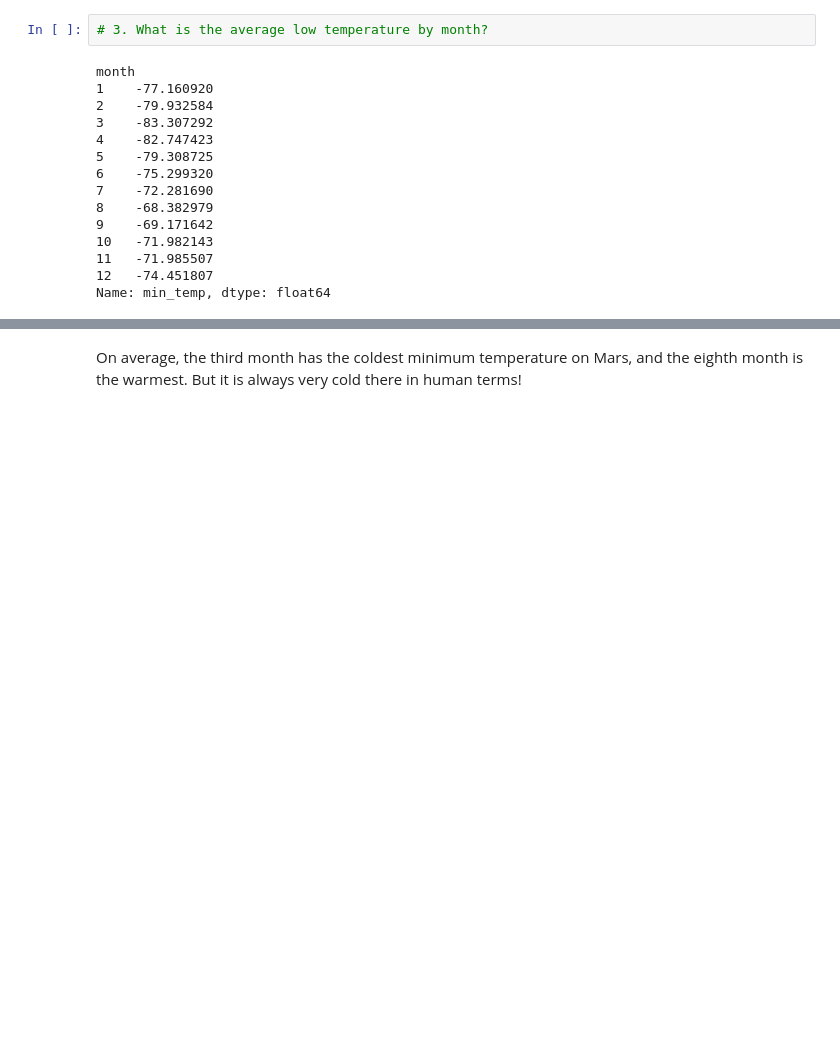
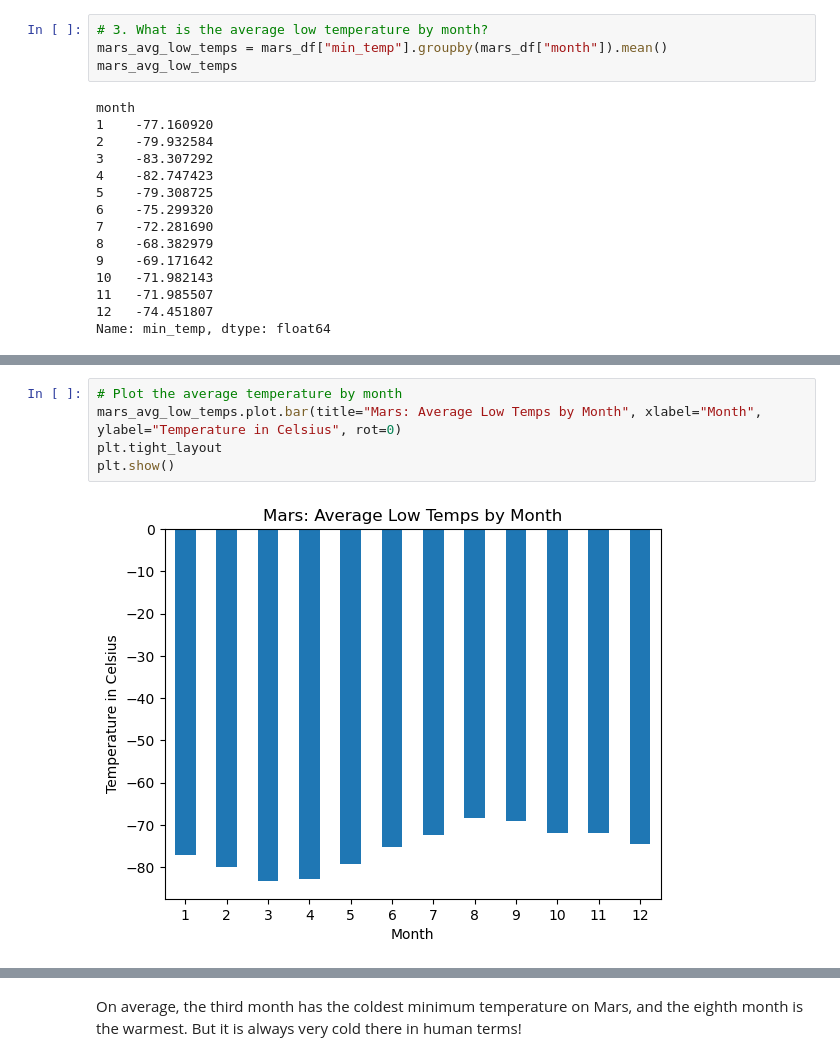
Before and after one commit to awann3r/web-scraping-challenge, a Jupyter notebook: part_2_mars_weather.ipynb, the cells around one changed output, grey strips where cells are left out. Saved outputs shown, nothing was run; the diff lists cells and outputs as text; blank space fills up the shorter version.

```diff
--- a/part_2_mars_weather.ipynb
+++ b/part_2_mars_weather.ipynb
@@ -154,6 +162,8 @@ Name: month, dtype: int64
 1867
 # %%
 # 3. What is the average low temperature by month?
+mars_avg_low_temps = mars_df["min_temp"].groupby(mars_df["month"]).mean()
+mars_avg_low_temps
 # %% [output]
 month
 1    -77.160920
@@ -179,0 +182,7 @@ Name: min_temp, dtype: float64
+# %%
+# Plot the average temperature by month
+mars_avg_low_temps.plot.bar(title="Mars: Average Low Temps by Month", xlabel="Month", ylabel="Temperature in Celsius", rot=0)
+plt.tight_layout
+plt.show()
+# %% [output]
+[figure, added]
```
Also changed, not shown: parts of 11 cells of this notebook, 1 other file.
